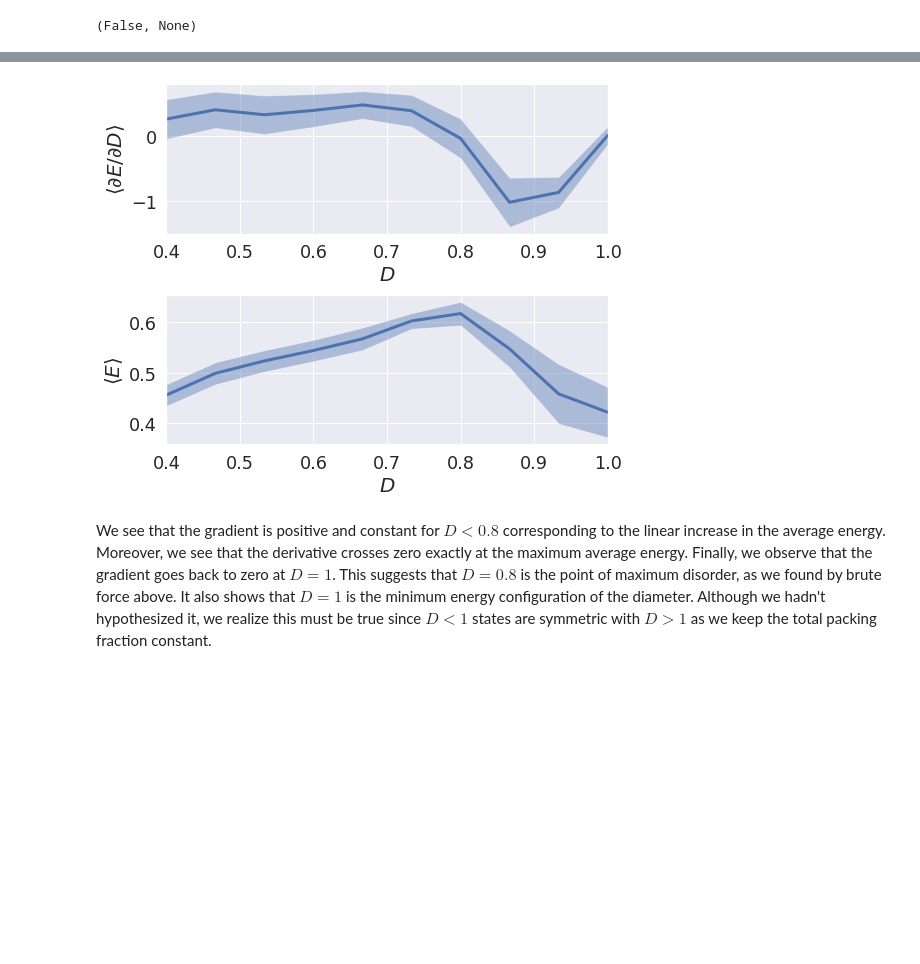
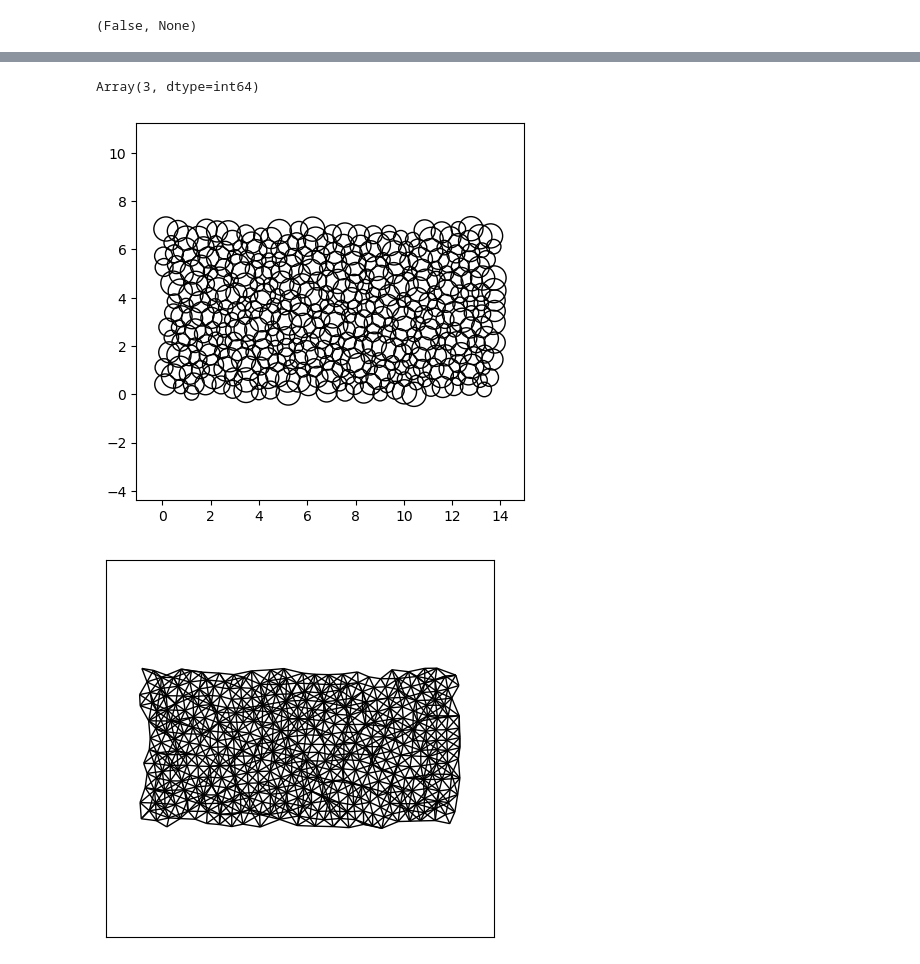
Before and after one commit to bylehn/saxophone, a Jupyter notebook: makeinit.ipynb, the cells around one changed output, grey strips where cells are left out. Drawn from its saved outputs; the diff is of its cells as text; code cells hidden in the pictures; blank space fills up the shorter version.

```diff
--- a/makeinit.ipynb
+++ b/makeinit.ipynb
@@ -401,13 +209,3 @@ Array(3, dtype=int64)
 nx.check_planarity(G)
 # %% [output]
 (False, None)
-# %%
-ensemble_size = 40
-
-# Vectorize over both random keys and diameter.
-vec_simulation = vmap(vmap(simulation, (None, 0)), (0, None))
-
-sim_keys = random.split(key, ensemble_size)
-diameter = np.linspace(0.4, 1.0, 10)
-
-box_size, raft_energy, bubble_positions = vec_simulation(diameter, sim_keys)
@@ -448,18 +212,16 @@ To do this, we will run short simulation trajectories starting with the position
 # %%
-short_simulation_steps = np.arange(10)
-def short_simulation(diameter, positions, key):
-  box_size = box_size_at_packing_fraction(diameter)
-  R = positions / box_size
-  displacement, shift = space.periodic_general(box_size * np.eye(2))
-
-  sigma = species_sigma(diameter)
+def simulate_compressed(compression, R, box_size, diameters, key, simulation_steps):
+  box_size = box_size_at_packing_fraction(diameters, species, packing_fraction)
+  displacement, shift = space.periodic(np.array([box_size,compression*box_size]))
+  R_perturbed = R * [1, compression]
+  sigma = species_sigma(diameters)
   energy_fn = energy.soft_sphere_pair(
       displacement, species=species, sigma=sigma)
 
-  init_fn, apply_fn = minimize.gradient_descent(energy_fn, shift, 1e-3)
-  state = init_fn(R)
+  init_fn, apply_fn = minimize.fire_descent(energy_fn, shift)
+  state = init_fn(R_perturbed)
 
   do_step = lambda state, t: (apply_fn(state, t=t), ())
-  state, _ = lax.scan(do_step, state, short_simulation_steps)
+  state, _ = lax.scan(do_step, state, simulation_steps)
 
-  return energy_fn(state)
+  return box_size, energy_fn(state.position), state.position
@@ -482,25 +228,17 @@ dE_dD = np.array(dE_dD)
-# %%
-plt.subplot(2, 1, 1)
-
-dE_mean = np.mean(dE_dD, axis=1)
-dE_std = np.std(dE_dD, axis=1)
-
-plt.plot(diameter, dE_mean, linewidth=3)
-plt.fill_between(diameter, dE_mean + dE_std, dE_mean - dE_std, alpha=0.4)
-
-plt.xlim([0.4, 1.0])
-format_plot('$D$', '$\\langle \\partial E/\\partial D\\rangle$')
-
-plt.subplot(2, 1, 2)
-plt.plot(diameter, E_mean, linewidth=3)
-plt.fill_between(diameter, E_mean + E_std, E_mean - E_std, alpha=0.4)
-
-plt.xlim([0.4, 1.0])
-
-format_plot('$D$', '$\\langle E\\rangle$')
-
-finalize_plot((1.25, 1))
-# %% [output]
-[figure, removed]
-# %% [markdown]
-We see that the gradient is positive and constant for $D < 0.8$ corresponding to the linear increase in the average energy. Moreover, we see that the derivative crosses zero exactly at the maximum average energy. Finally, we observe that the gradient goes back to zero at $D = 1$. This suggests that $D = 0.8$ is the point of maximum disorder, as we found by brute force above. It also shows that $D = 1$ is the minimum energy configuration of the diameter. Although we hadn't hypothesized it, we realize this must be true since $D < 1$ states are symmetric with $D > 1$ as we keep the total packing fraction constant.
+# %%
+key = random.PRNGKey(0)
+simulation_steps = np.arange(500)
+box_size, raft_energy, bubble_positions = simulate_compressed(0.5, X, box_size, diameters, key, simulation_steps)
+fig_length = 5 #inches
+dots_per_inch = 100
+fig, ax = plt.subplots(figsize=(fig_length, fig_length), dpi = dots_per_inch)
+#bubble_positions = bubble_positions- box_size* np.rint(bubble_positions/box_size)
+circles(bubble_positions[:,0],bubble_positions[:,1], 0.5*diameters[species], fc = 'None', ec = 'k')
+ax.axis('equal')
+N, G, X, E = createGraphFromPositions(N, bubble_positions, diameters, species,box_size)
+plotGraph(N,G,X)
+np.min(np.transpose(np.array(G.degree()))[1]) #degrees
+# %% [output]
+Array(3, dtype=int64)
+[figure, added]
+[figure, added]
```
Also changed, not shown: parts of 37 cells of this notebook, 2 other files.
